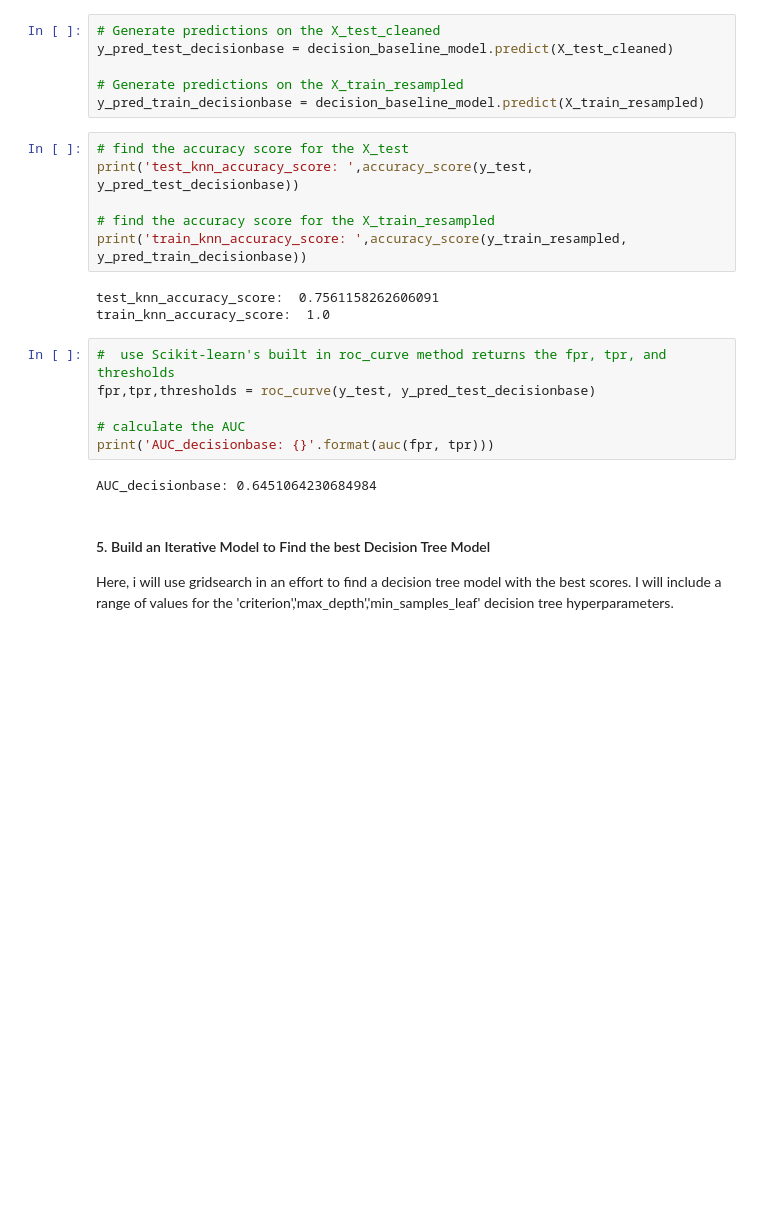
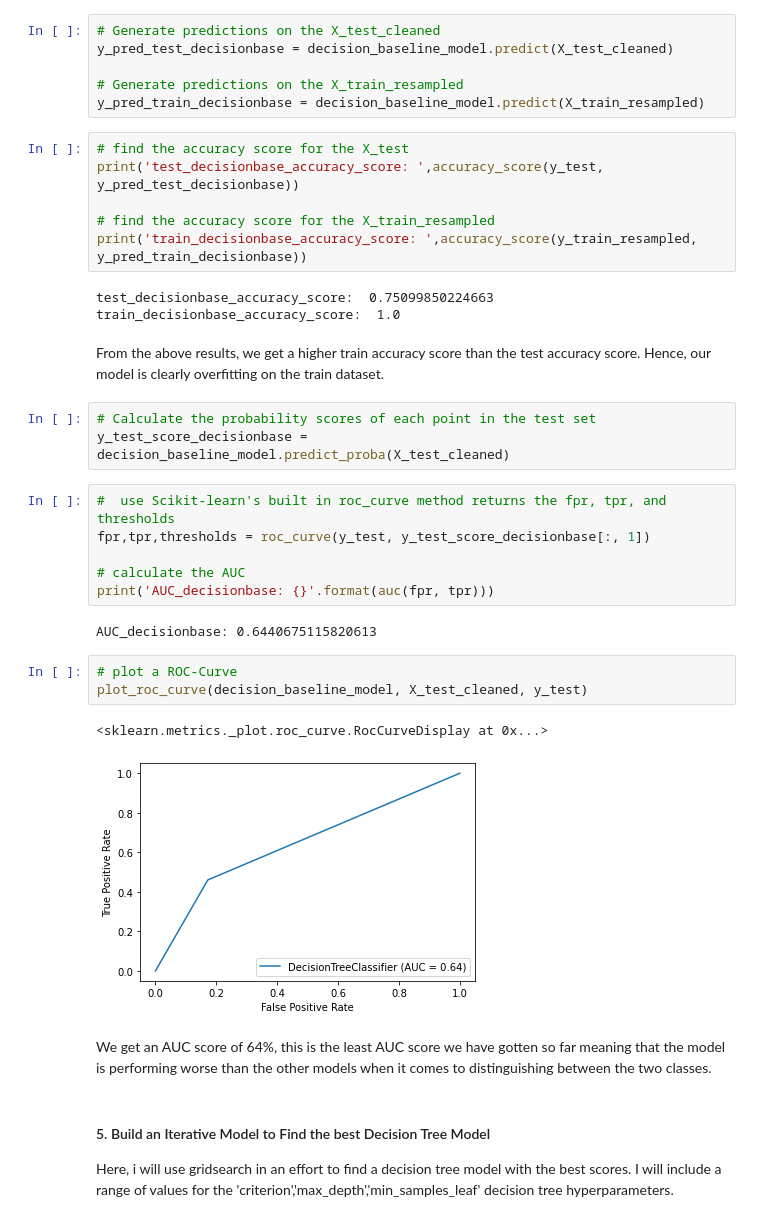
Before and after one commit to mainaroseline/H1N1-Vaccination-Rate-Analysis, a Jupyter notebook: project.ipynb, the cells around one changed output. Cells and saved outputs as stored; diff of their text form; blank space fills up the shorter version.

```diff
--- a/project.ipynb
+++ b/project.ipynb
@@ -1076,21 +1128,34 @@ y_pred_test_decisionbase = decision_baseline_model.predict(X_test_cleaned)
 y_pred_train_decisionbase = decision_baseline_model.predict(X_train_resampled)
 # %%
 # find the accuracy score for the X_test
-print('test_knn_accuracy_score: ',accuracy_score(y_test, y_pred_test_decisionbase))
+print('test_decisionbase_accuracy_score: ',accuracy_score(y_test, y_pred_test_decisionbase))
 
 # find the accuracy score for the X_train_resampled
-print('train_knn_accuracy_score: ',accuracy_score(y_train_resampled, y_pred_train_decisionbase))
+print('train_decisionbase_accuracy_score: ',accuracy_score(y_train_resampled, y_pred_train_decisionbase))
 # %% [output]
-test_knn_accuracy_score:  0.7561158262606091
-train_knn_accuracy_score:  1.0
+test_decisionbase_accuracy_score:  0.75099850224663
+train_decisionbase_accuracy_score:  1.0
+# %% [markdown]
+From the above results, we get a higher train accuracy score than the test accuracy score. Hence, our model is clearly overfitting on the train dataset.
+# %%
+# Calculate the probability scores of each point in the test set
+y_test_score_decisionbase = decision_baseline_model.predict_proba(X_test_cleaned)
 # %%
 #  use Scikit-learn's built in roc_curve method returns the fpr, tpr, and thresholds
-fpr,tpr,thresholds = roc_curve(y_test, y_pred_test_decisionbase)
+fpr,tpr,thresholds = roc_curve(y_test, y_test_score_decisionbase[:, 1])
 
 # calculate the AUC
 print('AUC_decisionbase: {}'.format(auc(fpr, tpr)))
 # %% [output]
-AUC_decisionbase: 0.6451064230684984
+AUC_decisionbase: 0.6440675115820613
+# %%
+# plot a ROC-Curve
+plot_roc_curve(decision_baseline_model, X_test_cleaned, y_test)
+# %% [output]
+<sklearn.metrics._plot.roc_curve.RocCurveDisplay at 0x...>
+[figure, added]
+# %% [markdown]
+We get an AUC score of 64%, this is the least AUC score we have gotten so far meaning that the model is performing worse than the other models when it comes to distinguishing between the two classes.
 # %% [markdown]
 #### 5. Build an Iterative Model to Find the best Decision Tree Model
 
```
Also changed, not shown: parts of 55 cells of this notebook.
